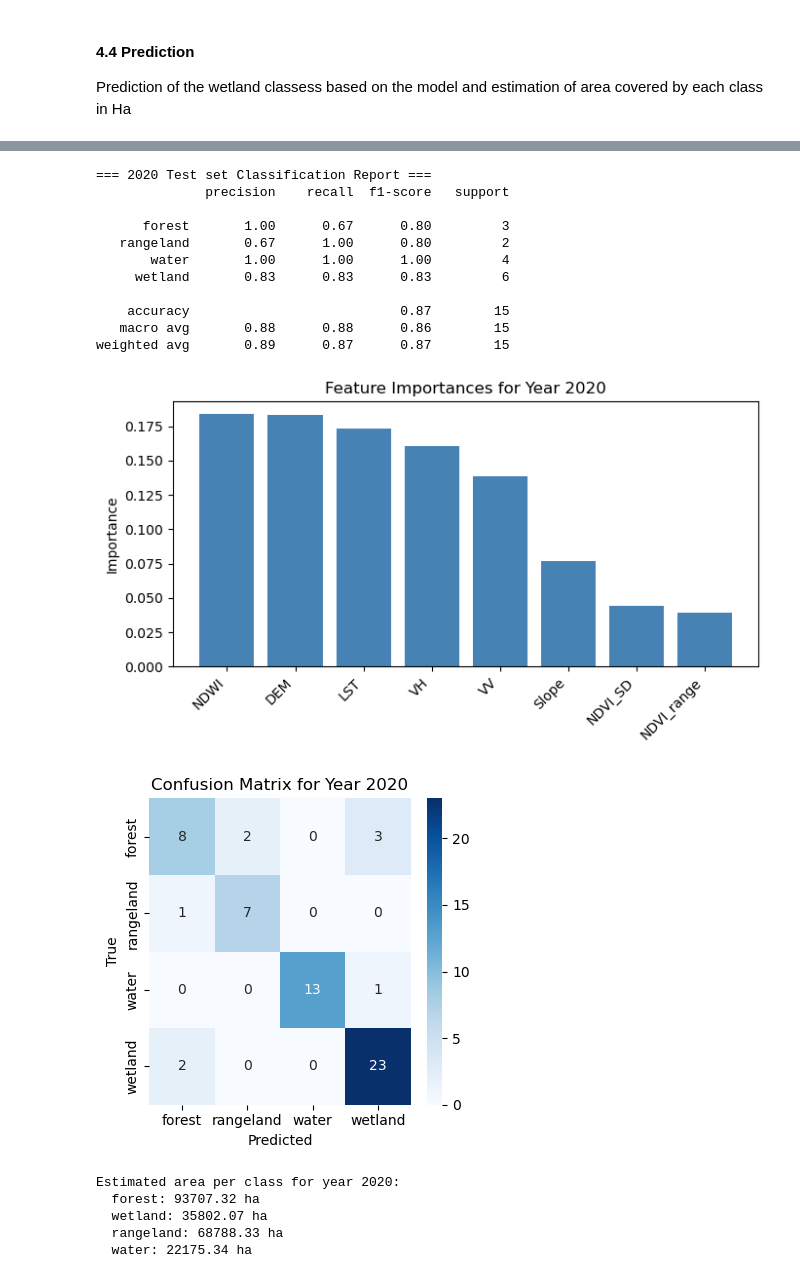
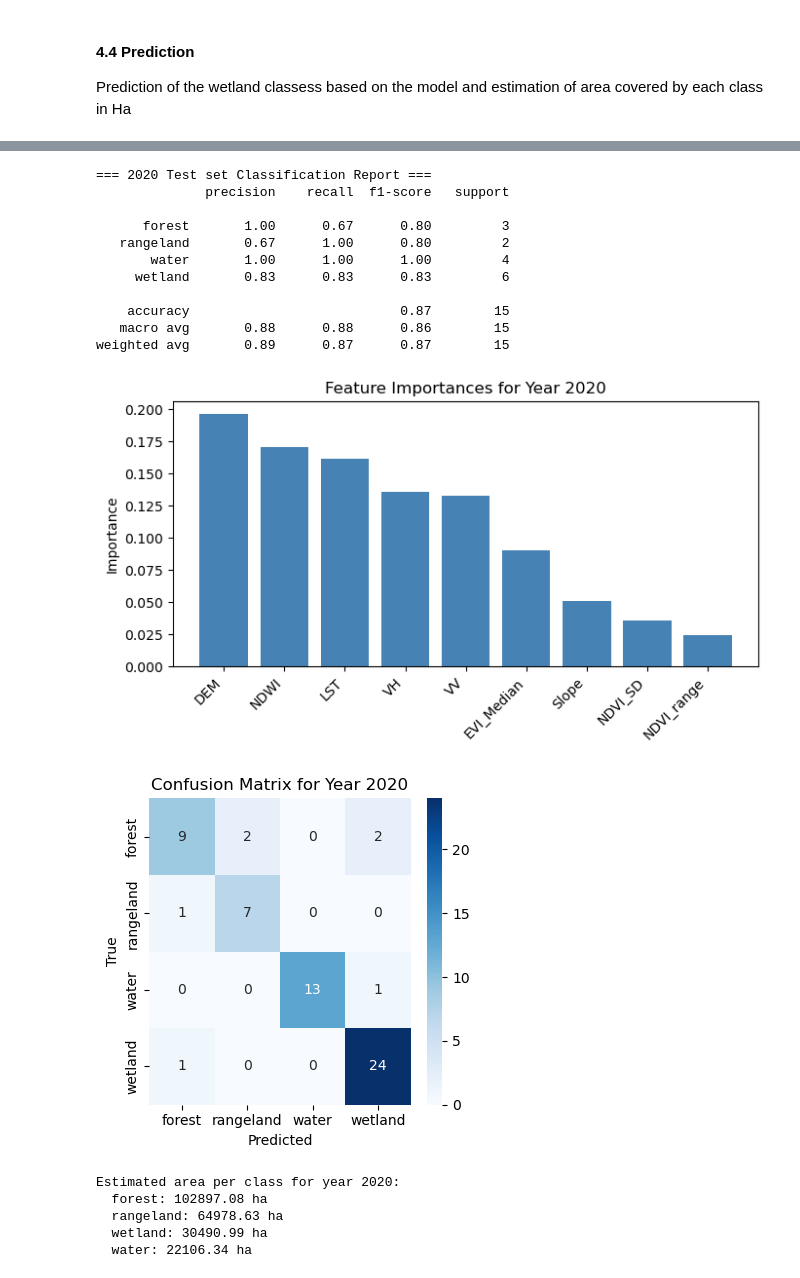
Before and after one commit to Ethel-Ogallo/wetland_delineation, a Jupyter notebook: Wetland_delienation/wetland_delineation_202507.ipynb, the cells around one changed output, grey strips where cells are left out. Drawn from its saved outputs; the diff is of its cells as text; code cells hidden in the pictures.

```diff
--- a/Wetland_delienation/wetland_delineation_202507.ipynb
+++ b/Wetland_delienation/wetland_delineation_202507.ipynb
@@ -388,6 +379,7 @@ file_map = {
     "NDWI": os.path.join(base_dir, "NDWI_1", f"NDWI_Max_{year}.tif"),
     "NDVI_SD": os.path.join(base_dir, "NDVI", f"NDVI_SD_{year}.tif"),
     "NDVI_range": os.path.join(base_dir, "NDVI", f"NDVI_Range_{year}.tif"),
+    "EVI_Median": os.path.join(base_dir, "EVI", f"EVI_Median_{year}.tif"),
     "VV": os.path.join(base_dir, "S1_VV", f"S1_VV_Min_{year}.tif"),
     "VH": os.path.join(base_dir, "S1_VH", f"S1_VH_Min_{year}.tif"),
 }
@@ -428,6 +421,7 @@ for year in range(2015, 2026):
         "NDWI": os.path.join(base_dir, "NDWI_1", f"NDWI_Max_{year}.tif"),
         "NDVI_SD": os.path.join(base_dir, "NDVI", f"NDVI_SD_{year}.tif"),
         "NDVI_range": os.path.join(base_dir, "NDVI", f"NDVI_Range_{year}.tif"),
+        "EVI_Median": os.path.join(base_dir, "EVI", f"EVI_Median_{year}.tif"),
         "VV": os.path.join(base_dir, "S1_VV", f"S1_VV_Min_{year}.tif"),
         "VH": os.path.join(base_dir, "S1_VH", f"S1_VH_Min_{year}.tif"),
     }
@@ -507,10 +501,11 @@ Visualizing the rasters
 # %%
 layer_data = cropped_rasters_by_year[2020]
 
-layers_to_plot = ["DEM", "Slope", "LST", "NDWI", "NDVI_SD", "NDVI_range", "VV", "VH"]
+layers_to_plot = ["DEM", "Slope", "LST", "NDWI", "EVI_Median", "NDVI_SD","NDVI_range", "VV", "VH"]
 colormaps = {
     "DEM": "terrain", "Slope": "inferno", "LST": "plasma", "NDWI": "Blues",
-    "NDVI_SD": "BuGn", "NDVI_range": "BuGn", "VV": "Greys", "VH": "Greys"
+    "EVI_Median": "RdYlGn" ,"NDVI_SD": "BuGn", "NDVI_range": "BuGn",
+    "VV": "Greys", "VH": "Greys"
 }
 
 nrows = 2
@@ -574,7 +569,7 @@ for year in range(2015, 2026):
     layers, layer_names = [], []
 
     # Temporal layers (year-specific)
-    temporal_names = ["LST", "NDWI", "NDVI_SD", "NDVI_range", "VV", "VH"]
+    temporal_names = ["LST", "NDWI", "NDVI_SD","NDVI_range", "EVI_Median", "VV", "VH"] #
     for name in temporal_names:
         arr = year_data.get(name)
         if arr is not None:
@@ -807,7 +802,7 @@ print(classification_report(y_test, y_test_pred, target_names=le.classes_))
 rf_model = models_by_year[year]
 
 # Define feature names yourself here (match your actual feature stack order)
-features = ['LST', 'NDWI', 'NDVI_SD', 'NDVI_range', 'VV', 'VH', 'DEM', 'Slope']
+features = ['LST', 'NDWI', "NDVI_SD","NDVI_range", 'EVI_Median', 'VV', 'VH', 'DEM', 'Slope']
 
 importances = rf_model.feature_importances_
 idx = importances.argsort()[::-1]
@@ -821,40 +816,40 @@ plt.tight_layout()
 plt.show()
 
 # Plot confusion matrix
 cv_true = metrics_by_year[year]['cv_true']
 cv_pred = metrics_by_year[year]['cv_pred']
 cm = confusion_matrix(cv_true, cv_pred)
 plt.figure(figsize=(4, 4))
 sns.heatmap(cm, annot=True, fmt='d', cmap='Blues',
             xticklabels=le.classes_, yticklabels=le.classes_)
 plt.xlabel('Predicted')
 plt.ylabel('True')
 plt.title(f'Confusion Matrix for Year {year}')
 plt.tight_layout()
 plt.show()
 
 print(f"\nEstimated area per class for year {year}:")
 for cls, area in predictions_by_year[year]['class_areas'].items():
     print(f"  {cls}: {area:.2f} ha")
 # %% [output]
 === 2020 Test set Classification Report ===
               precision    recall  f1-score   support
 
       forest       1.00      0.67      0.80         3
    rangeland       0.67      1.00      0.80         2
        water       1.00      1.00      1.00         4
      wetland       0.83      0.83      0.83         6
 
     accuracy                           0.87        15
    macro avg       0.88      0.88      0.86        15
 weighted avg       0.89      0.87      0.87        15
-[figure, old version]
+[figure, new version]
-[figure, old version]
+[figure, new version]
 Estimated area per class for year 2020:
-  forest: 93707.32 ha
-  wetland: 35802.07 ha
-  rangeland: 68788.33 ha
-  water: 22175.34 ha
+  forest: 102897.08 ha
+  rangeland: 64978.63 ha
+  wetland: 30490.99 ha
+  water: 22106.34 ha
 # %%
 years = sorted(predictions_by_year.keys())
 n_years = len(years)
```
Also changed, not shown: parts of 7 cells of this notebook, 2 other files.
